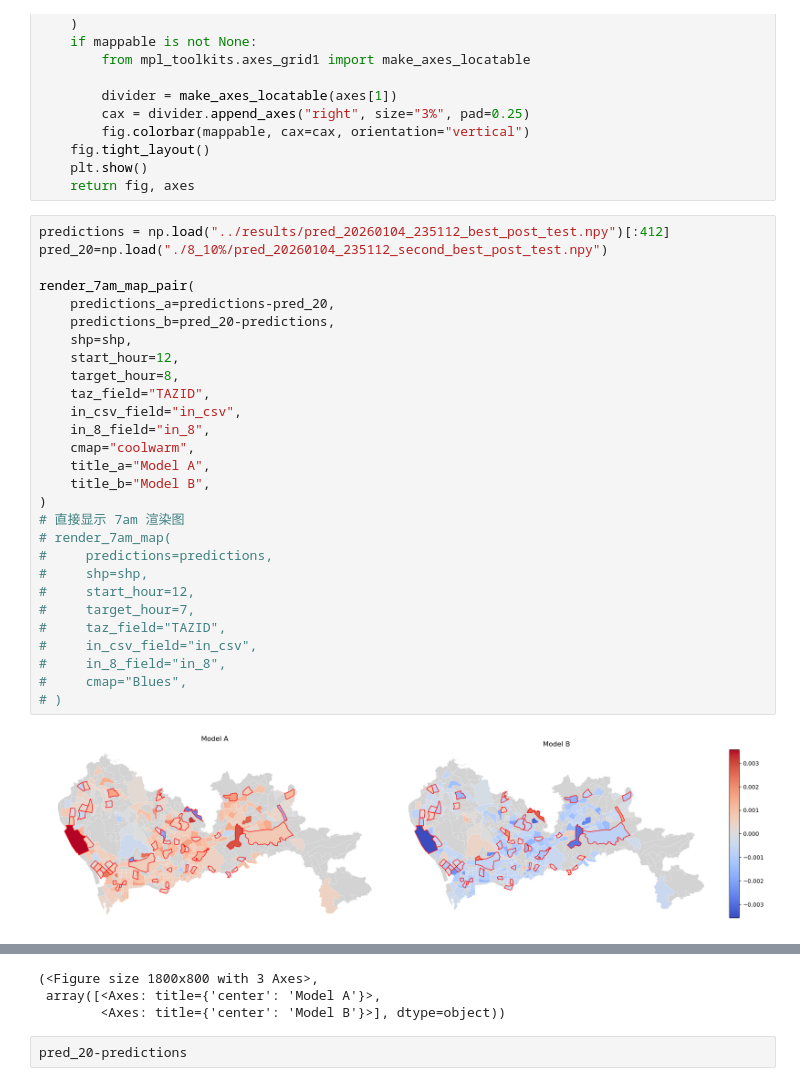
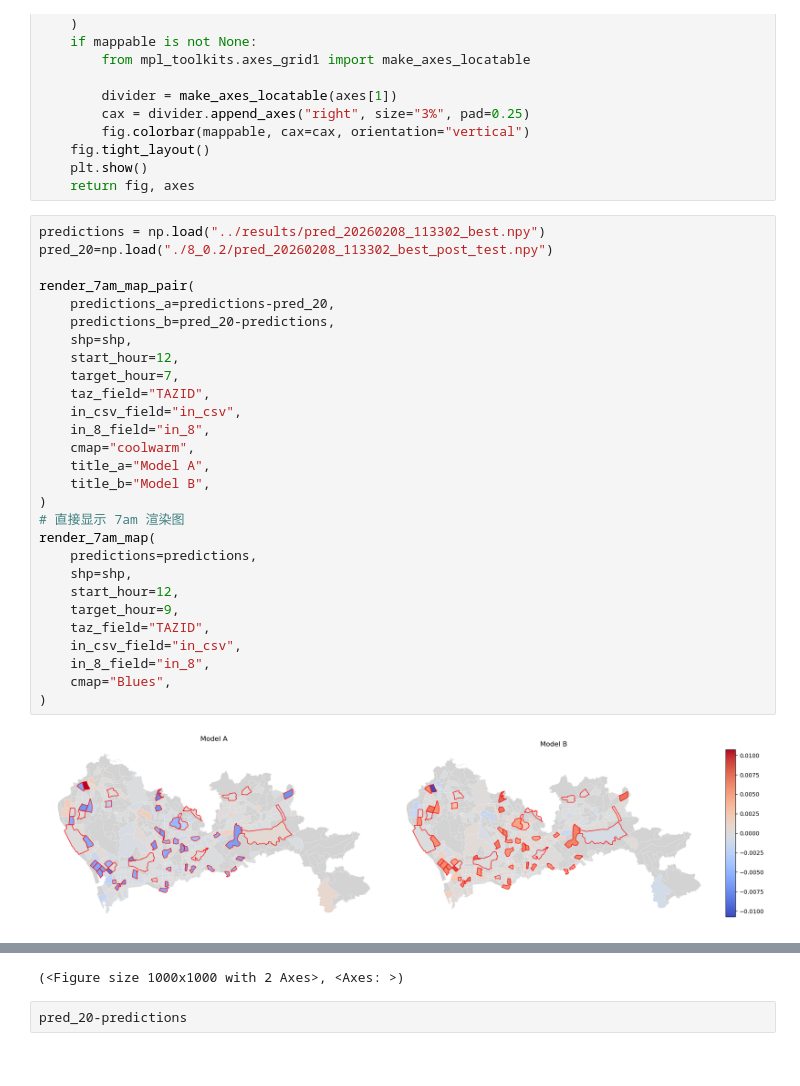
Before and after one commit to ZJU-Andy-Lau/STDM, a Jupyter notebook: counterfact/draw.ipynb, the cells around one changed output, grey strips where cells are left out. Drawn from its saved outputs; the diff is of its cells as text.

```diff
--- a/counterfact/draw.ipynb
+++ b/counterfact/draw.ipynb
@@ -251,32 +251,32 @@ def render_7am_map_pair(
     plt.show()
     return fig, axes
 # %%
-predictions = np.load("../results/pred_20260104_235112_best_post_test.npy")[:412]
-pred_20=np.load("./8_10%/pred_20260104_235112_second_best_post_test.npy")
+predictions = np.load("../results/pred_20260208_113302_best.npy")
+pred_20=np.load("./8_0.2/pred_20260208_113302_best_post_test.npy")
 
 render_7am_map_pair(
     predictions_a=predictions-pred_20,
     predictions_b=pred_20-predictions,
     shp=shp,
     start_hour=12,
-    target_hour=8,
+    target_hour=7,
     taz_field="TAZID",
     in_csv_field="in_csv",
     in_8_field="in_8",
     cmap="coolwarm",
     title_a="Model A",
     title_b="Model B",
 )
 # 直接显示 7am 渲染图
-# render_7am_map(
-#     predictions=predictions,
-#     shp=shp,
-#     start_hour=12,
-#     target_hour=7,
-#     taz_field="TAZID",
-#     in_csv_field="in_csv",
-#     in_8_field="in_8",
-#     cmap="Blues",
-# )
+render_7am_map(
+    predictions=predictions,
+    shp=shp,
+    start_hour=12,
+    target_hour=9,
+    taz_field="TAZID",
+    in_csv_field="in_csv",
+    in_8_field="in_8",
+    cmap="Blues",
+)
 # %% [output]
-[figure, old version]
+[figure, new version]
@@ -283,6 +284,4 @@ render_7am_map_pair(
-(<Figure size 1800x800 with 3 Axes>,
- array([<Axes: title={'center': 'Model A'}>,
-        <Axes: title={'center': 'Model B'}>], dtype=object))
+(<Figure size 1000x1000 with 2 Axes>, <Axes: >)
 # %%
 pred_20-predictions
 # %% [output]
```
Also changed, not shown: parts of 1 cell of this notebook, 6 other files.
